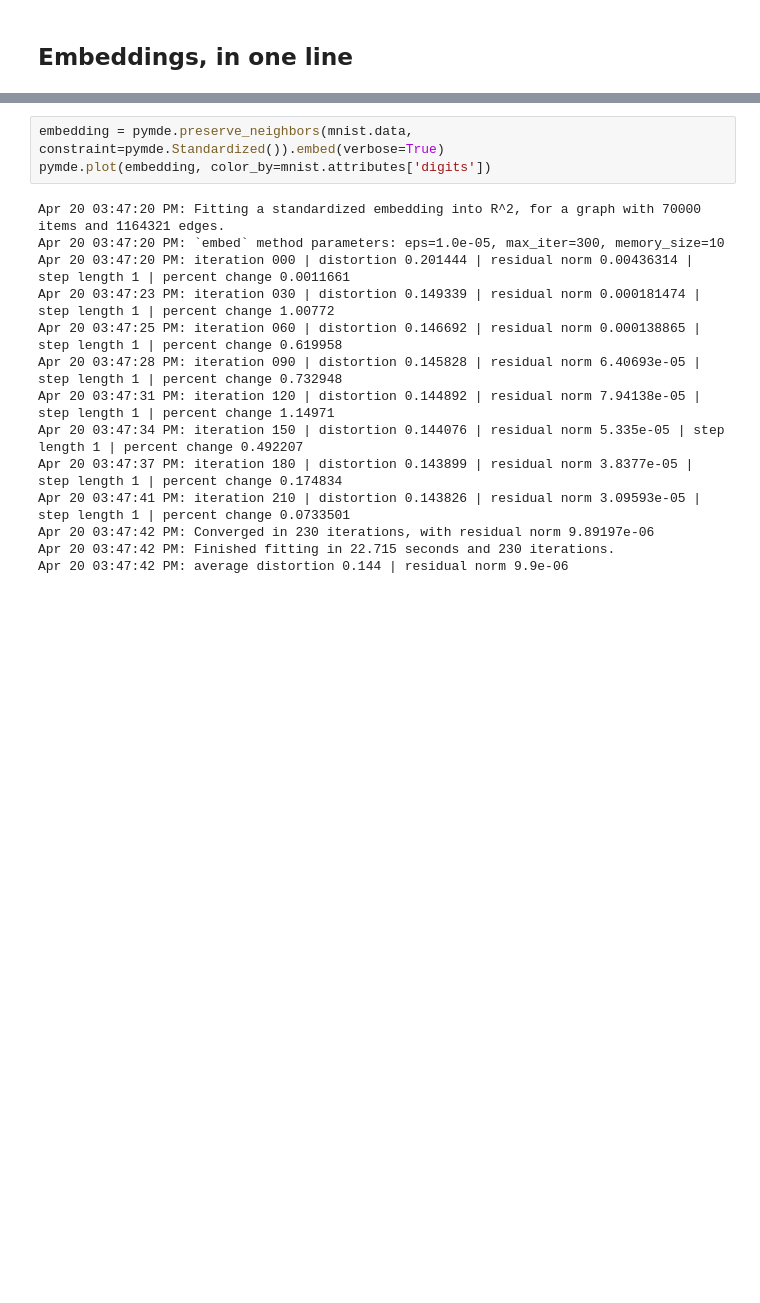
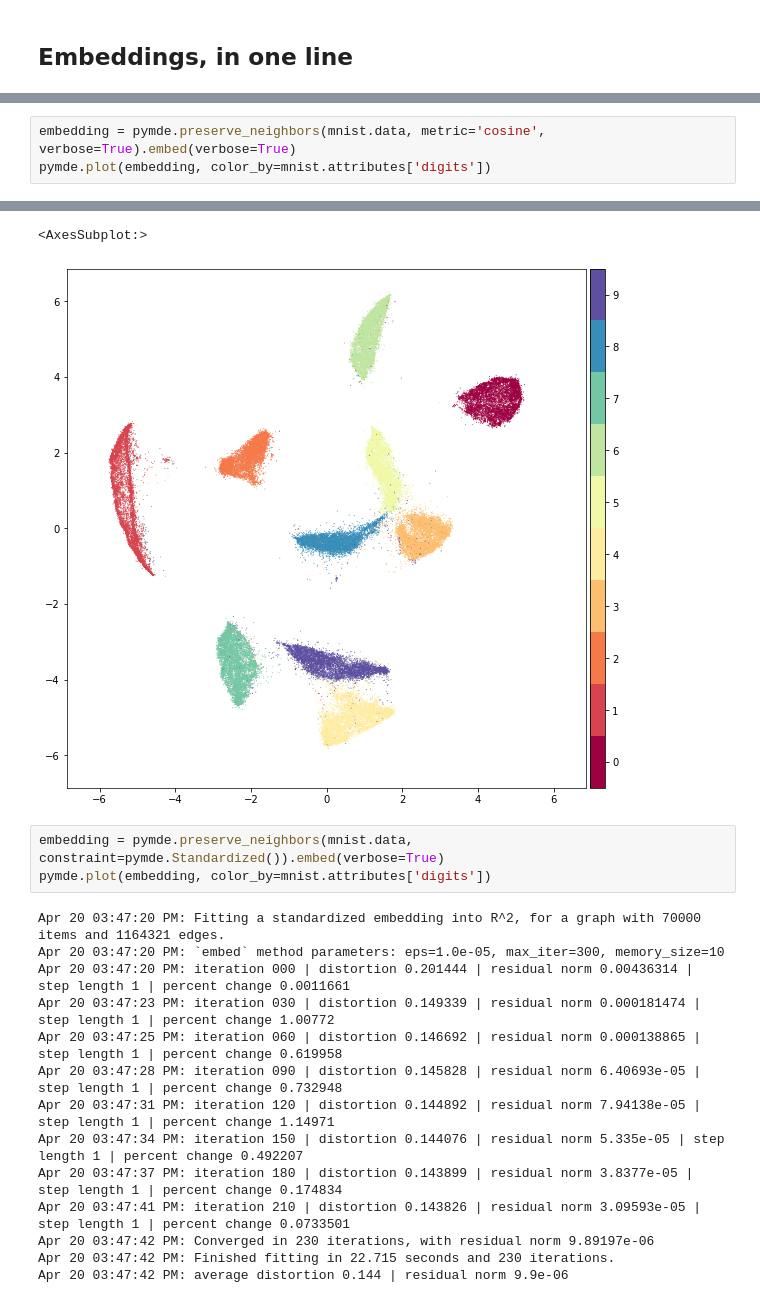
Before and after one commit to cvxgrp/pymde, a Jupyter notebook: examples/mnist.ipynb, the cells around one changed output, grey strips where cells are left out. Drawn from its saved outputs; the diff is of its cells as text; blank space fills up the shorter version.

Commit message:
Add different metrics to compute KNN

```diff
--- a/examples/mnist.ipynb
+++ b/examples/mnist.ipynb
@@ -34,0 +36,4 @@ Apr 20 03:49:51 PM: average distortion 0.121 | residual norm 9.1e-06
+# %%
+embedding = pymde.preserve_neighbors(mnist.data, metric='cosine', verbose=True).embed(verbose=True)
+pymde.plot(embedding, color_by=mnist.attributes['digits'])
+# %% [output]
@@ -35,3 +57,5 @@ Apr 20 03:49:51 PM: average distortion 0.121 | residual norm 9.1e-06
+<AxesSubplot:>
+[figure, added]
 # %%
 embedding = pymde.preserve_neighbors(mnist.data, constraint=pymde.Standardized()).embed(verbose=True)
 pymde.plot(embedding, color_by=mnist.attributes['digits'])
```
Also changed, not shown: parts of 3 cells of this notebook, 3 other files.
